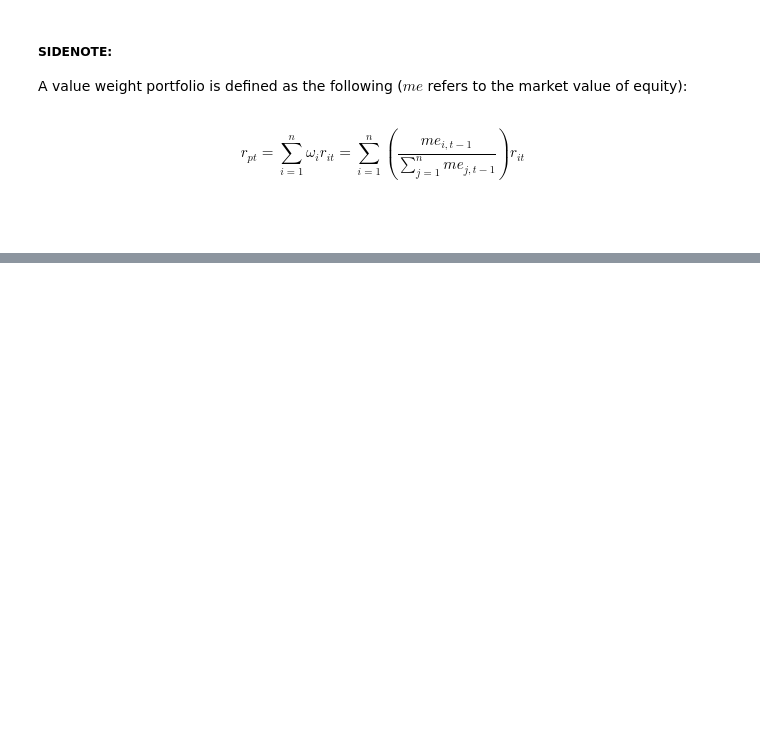
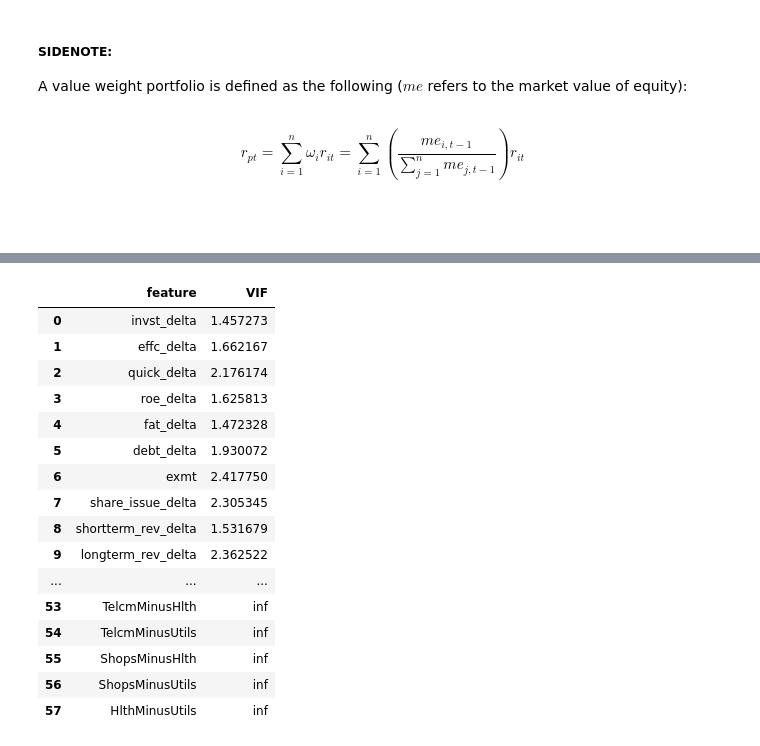
Before and after one commit to sethjpete/econ588project, a Jupyter notebook: final.ipynb, the cells around one changed output, grey strips where cells are left out. Cells and saved outputs as stored; diff of their text form; code cells hidden in the pictures; blank space fills up the shorter version.

```diff
--- a/final.ipynb
+++ b/final.ipynb
@@ -376,0 +401,28 @@ memory usage: 311.2 KB
+# %%
+# Time to compute the variance-inflation factor.
+# We want to drop factors that are highly correlated with each other.
+vif_df = subset_df.drop('caldt', axis = 1)
+vif_data = pd.DataFrame()
+vif_data["feature"] = vif_df.columns
+
+vif_data["VIF"] = [variance_inflation_factor(vif_df.values, i)
+                          for i in range(len(vif_df.columns))]
+vif_data
+# %% [output]
+|  | feature | VIF |
+| 0 | invst_delta | 1.457273 |
+| 1 | effc_delta | 1.662167 |
+| 2 | quick_delta | 2.176174 |
+| 3 | roe_delta | 1.625813 |
+| 4 | fat_delta | 1.472328 |
+| 5 | debt_delta | 1.930072 |
+| 6 | exmt | 2.417750 |
+| 7 | share_issue_delta | 2.305345 |
+| 8 | shortterm_rev_delta | 1.531679 |
+| 9 | longterm_rev_delta | 2.362522 |
+| ... | ... | ... |
+| 53 | TelcmMinusHlth | inf |
+| 54 | TelcmMinusUtils | inf |
+| 55 | ShopsMinusHlth | inf |
+| 56 | ShopsMinusUtils | inf |
+| 57 | HlthMinusUtils | inf |
```
Also changed, not shown: parts of 7 cells of this notebook, 1 other file.
